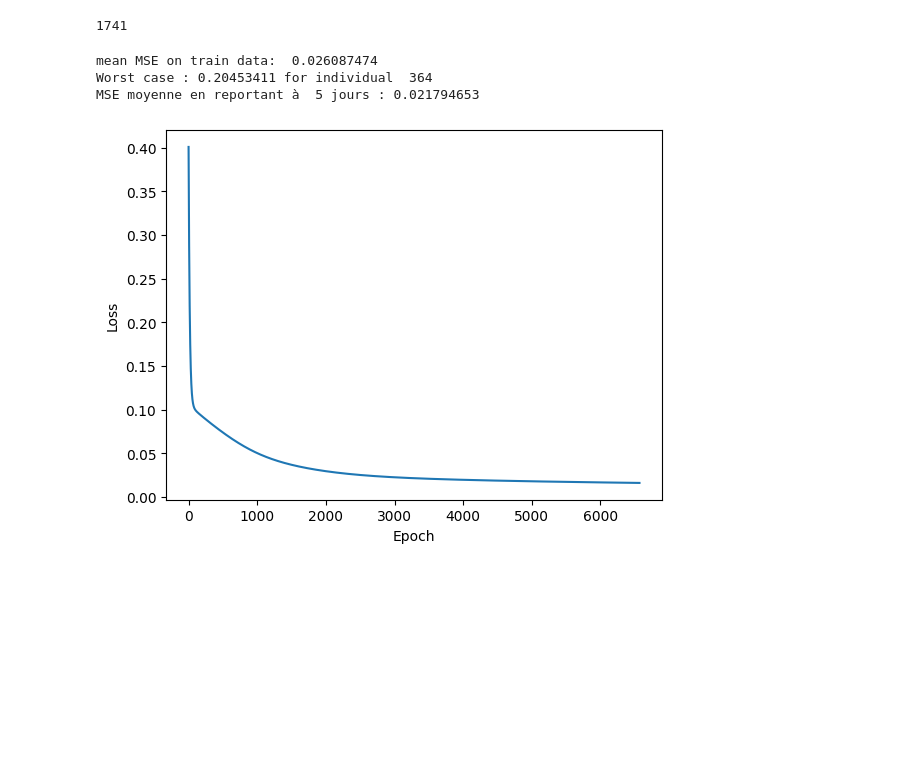
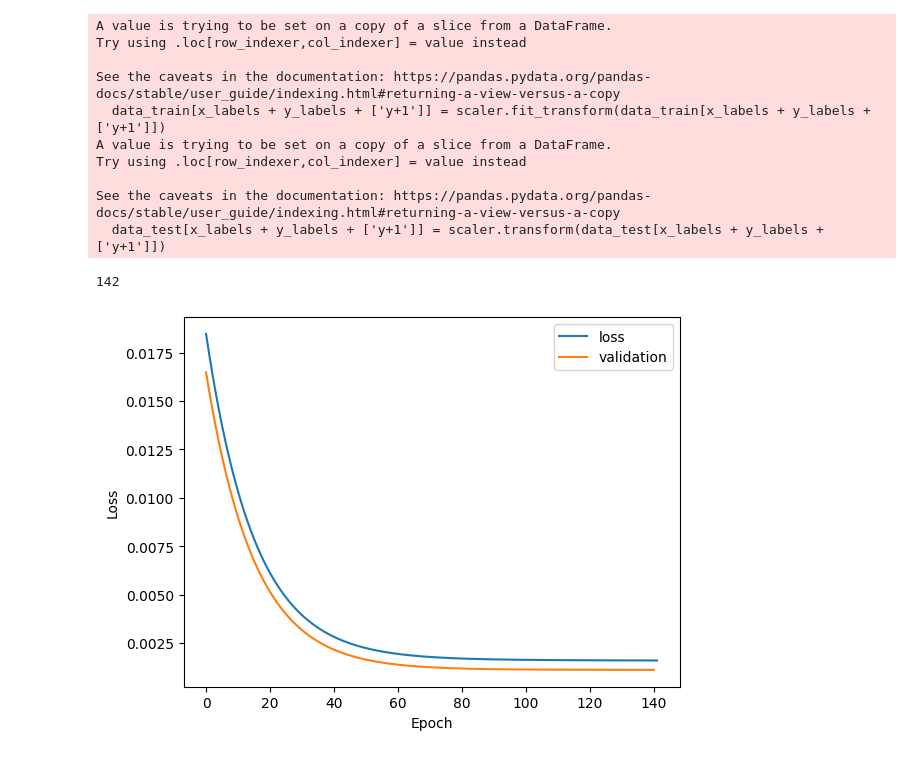
Before and after one commit to FrankwaP/subSISTM, a Jupyter notebook: models/ODE-RNN/Scénario 1.ipynb, the cells around one changed output. Cells and saved outputs as stored; diff of their text form; code cells hidden in the pictures; blank space fills up the shorter version.

Commit message:
Random sampling, scaling across all individuals

```diff
--- a/models/ODE-RNN/Scénario 1.ipynb
+++ b/models/ODE-RNN/Scénario 1.ipynb
@@ -120,3 +138,47 @@ target_test = torch.stack(target_test)
+# %%
+# preprocessing
+random.seed(0)
+data = data[data['temps']%timestep_skip == 0]
+data['y+1'] = data.groupby("individus")[y_labels].shift(-1)
+data_norm = data.copy()
+data_norm = data_norm.dropna()
+N_train = random.sample(range(1,500), TRAINING_NUMBER)
+data_train = data_norm.loc[data_norm['individus'].isin(N_train)]
+data_test = data_norm[~data_norm['individus'].isin(N_train)]
+
+scaler = MinMaxScaler()
+data_train[x_labels + y_labels + ['y+1']] = scaler.fit_transform(data_train[x_labels + y_labels + ['y+1']])
+data_test[x_labels + y_labels + ['y+1']] = scaler.transform(data_test[x_labels + y_labels + ['y+1']])
+
+groupby = data_train.groupby('individus')[x_labels + y_labels].apply(np.array)
+input_train = [torch.Tensor(x) for x in groupby]
+input_train = torch.stack(input_train)
+groupby = data_train.groupby('individus')[['y+1']].apply(np.array)
+target_train = [torch.Tensor(x) for x in groupby]
+target_train = torch.stack(target_train)
+
+groupby = data_test.groupby('individus')[x_labels + y_labels].apply(np.array)
+input_test = [torch.Tensor(x) for x in groupby]
+input_test = torch.stack(input_test)
+groupby = data_test.groupby('individus')[['y+1']].apply(np.array)
+target_test = [torch.Tensor(x) for x in groupby]
+target_test = torch.stack(target_test)
+
+
+#seq_lens = [len(inp) for inp in groupby]
+#input_padded = pad_sequence([torch.tensor(x) for x in groupby])
+#input_pack_padded = pack_padded_sequence(input_padded, lengths=seq_lens)
+# %% [output]
+A value is trying to be set on a copy of a slice from a DataFrame.
+Try using .loc[row_indexer,col_indexer] = value instead
+
+See the caveats in the documentation: https://pandas.pydata.org/pandas-docs/stable/user_guide/indexing.html#returning-a-view-versus-a-copy
+  data_train[x_labels + y_labels + ['y+1']] = scaler.fit_transform(data_train[x_labels + y_labels + ['y+1']])
+A value is trying to be set on a copy of a slice from a DataFrame.
+Try using .loc[row_indexer,col_indexer] = value instead
+
+See the caveats in the documentation: https://pandas.pydata.org/pandas-docs/stable/user_guide/indexing.html#returning-a-view-versus-a-copy
+  data_test[x_labels + y_labels + ['y+1']] = scaler.transform(data_test[x_labels + y_labels + ['y+1']])
 # %%
 #hyperparamètres
 hidden_size = [5,10,15,25]
@@ -154,36 +216,31 @@ while abs(loss_val[-100] - cur_loss_val) >= eps:
     cur_loss_train = loss.item()
     loss_train.append(cur_loss_train)
     y_test = model(input = input_test)
-    cur_loss_val = np.mean([mean_squared_error(y_test[k, 1:].detach().numpy(),target_test[k, 1:].detach().numpy()) for k in range(len(y_test))])
+    cur_loss_val = criterion(y_test, target_test).item()
     nb_epochs += 1
 
 loss_val = loss_val[101:]
 print(nb_epochs)
 # %% [output]
-1741
+142
 # %%
 #Results on training
 MSE_list = []
-baseline = []
 for k in range(len(y_pred)):
     MSE_list.append(mean_squared_error(y_pred[k, 1:].detach().numpy(),target_train[k, 1:].detach().numpy()))
-    baseline.append(mean_squared_error(target_train[k, 1:].detach().numpy(), torch.roll(target_train, 1, 1)[k, 1:]))
 print("mean MSE on train data: ", np.mean(MSE_list))
 print("Worst case :", np.max(MSE_list), "for individual ", np.argmax(MSE_list))
-print('MSE moyenne en reportant à ', timestep_skip, 'jours :', np.mean(baseline))
-# %% [output]
-mean MSE on train data:  0.026087474
-Worst case : 0.20453411 for individual  364
-MSE moyenne en reportant à  5 jours : 0.021794653
 # %%
 #plot loss
 plt.xlabel('Epoch')
 plt.ylabel('Loss')
-plt.plot(loss_track, label ="loss")
-plt.legend
+#plt.plot(loss_track)
+plt.plot(loss_train, label ="loss")
+plt.plot(loss_val, label = "validation")
+plt.legend()
 plt.show()
 # %% [output]
-[figure, old version]
+[figure, new version]
 # %%
 #Plot 4 random curves from training data and worst individual
 n = 5
```
Also changed, not shown: parts of 7 cells of this notebook.
